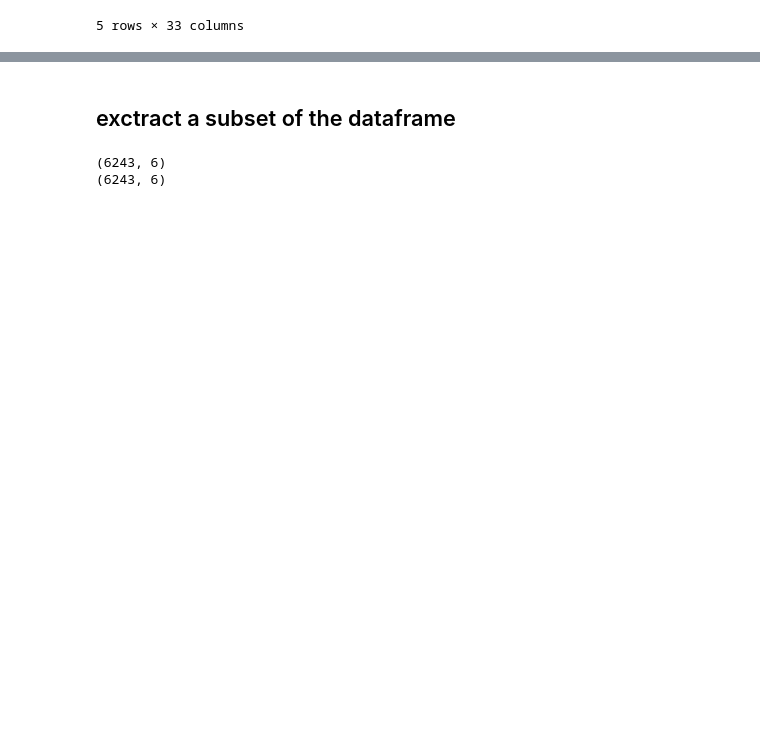
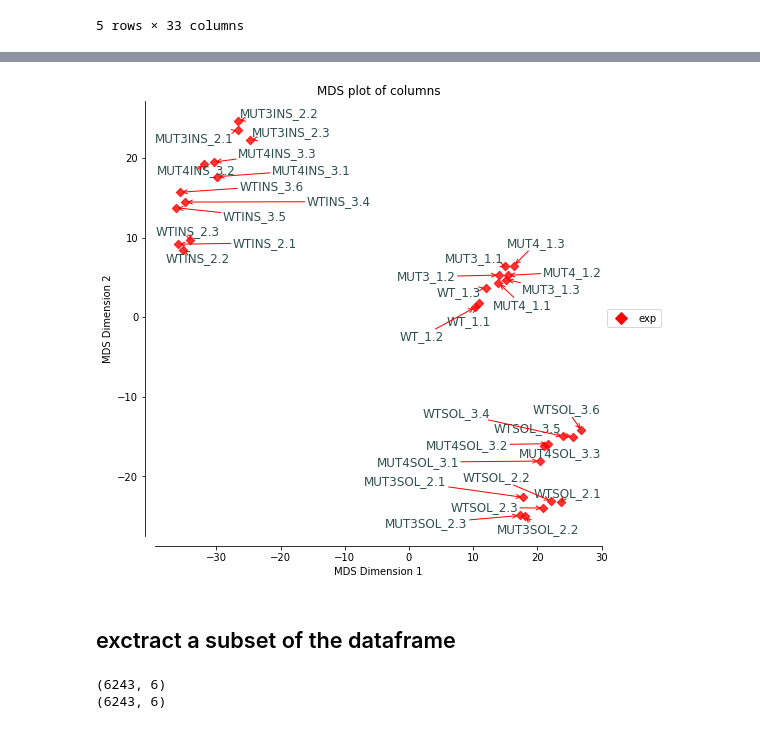
Before and after one commit to mtinti/nbdev-proteomics, a Jupyter notebook: nbs/index.ipynb, the cells around one changed output, grey strips where cells are left out. Saved outputs shown, nothing was run; the diff lists cells and outputs as text; code cells hidden in the pictures; blank space fills up the shorter version.

```diff
--- a/nbs/index.ipynb
+++ b/nbs/index.ipynb
@@ -56,3 +62,9 @@ use dia-nn
+# %%
+colors = ['r']*filtered_quantification.shape[1]
+color_to_label = {'r': 'exp'}
+plot_mds_columns(np.log2(filtered_quantification).dropna(), colors, color_to_label, figsize=(8,8))
+# %% [output]
+[figure, added]
 # %% [markdown]
 ## exctract a subset of the dataframe
 # %%
```
Also changed, not shown: parts of 10 cells of this notebook, 18 other files.
